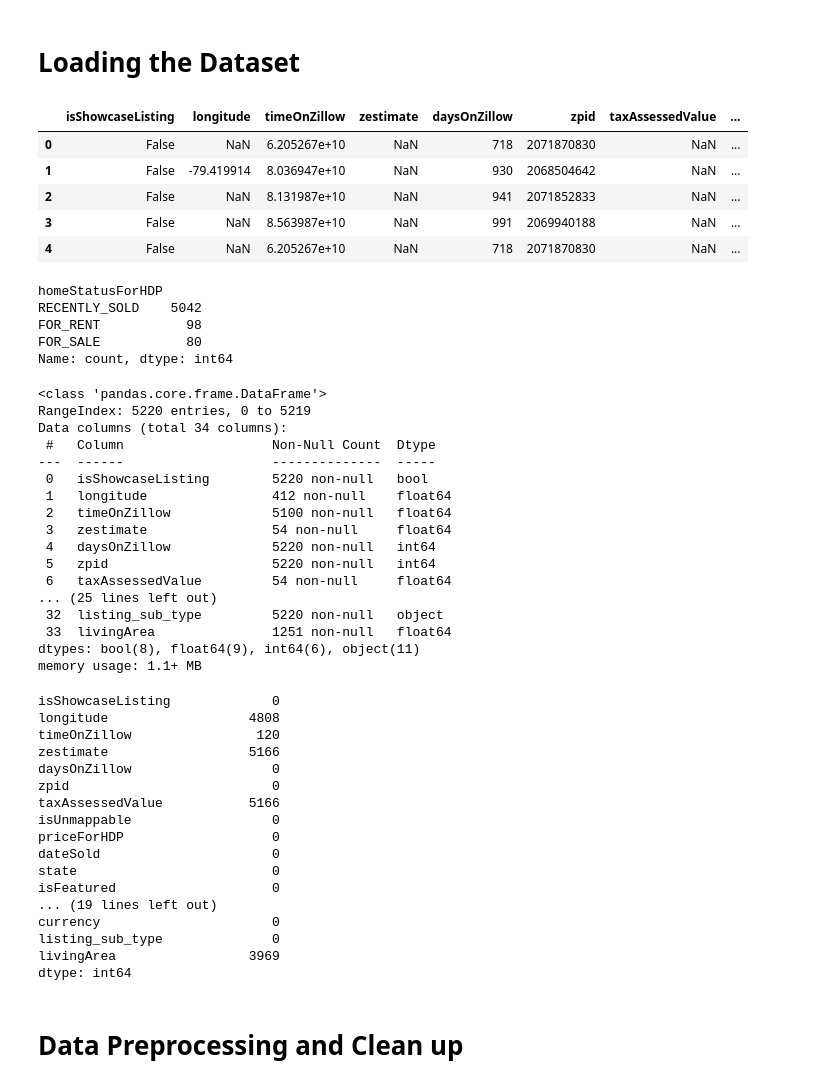
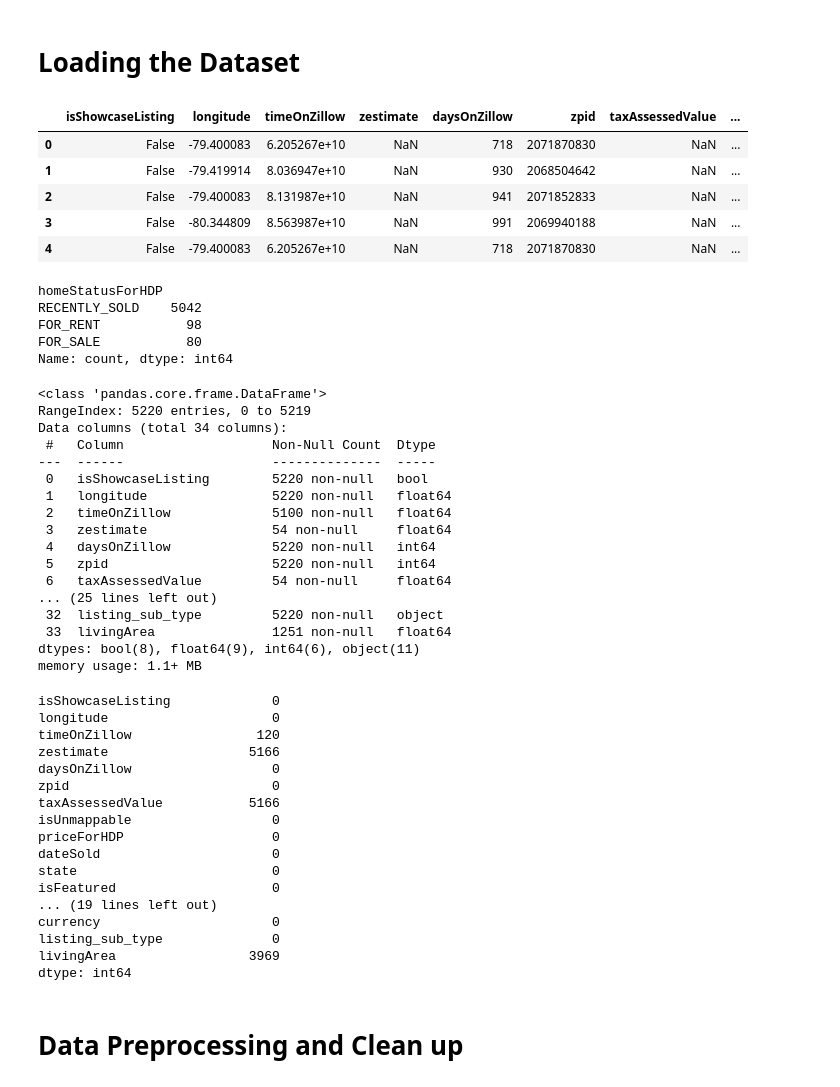
Before and after one commit to hamid42643/Toronto-Housing-Price-Prediction, a Jupyter notebook: Hamid_Bayesian Regression.ipynb, the cells around one changed output. Drawn from its saved outputs; the diff is of its cells as text; code cells hidden in the pictures.

```diff
--- a/Hamid_Bayesian Regression.ipynb
+++ b/Hamid_Bayesian Regression.ipynb
@@ -3,26 +3,26 @@
 # %%
 import pandas as pd
 from sklearn.model_selection import train_test_split
 from sklearn.preprocessing import StandardScaler
 import numpy as np
 import seaborn as sns
 import numpy as np
 import pandas as pd
 import matplotlib.pyplot as plt
 import seaborn as sns
 from scipy import stats
 from scipy.stats import norm, skew
 
 
-df = pd.read_csv('dataset3.csv')
+df = pd.read_csv('dataset4.csv')
 df.head()
 # %% [output]
 |  | isShowcaseListing | longitude | timeOnZillow | zestimate | daysOnZillow | zpid | taxAssessedValue | ... |
-| 0 | False | NaN | 6.205267e+10 | NaN | 718 | 2071870830 | NaN | ... |
+| 0 | False | -79.400083 | 6.205267e+10 | NaN | 718 | 2071870830 | NaN | ... |
 | 1 | False | -79.419914 | 8.036947e+10 | NaN | 930 | 2068504642 | NaN | ... |
-| 2 | False | NaN | 8.131987e+10 | NaN | 941 | 2071852833 | NaN | ... |
-| 3 | False | NaN | 8.563987e+10 | NaN | 991 | 2069940188 | NaN | ... |
-| 4 | False | NaN | 6.205267e+10 | NaN | 718 | 2071870830 | NaN | ... |
+| 2 | False | -79.400083 | 8.131987e+10 | NaN | 941 | 2071852833 | NaN | ... |
+| 3 | False | -80.344809 | 8.563987e+10 | NaN | 991 | 2069940188 | NaN | ... |
+| 4 | False | -79.400083 | 6.205267e+10 | NaN | 718 | 2071870830 | NaN | ... |
 # %%
 # df['homeStatus'].value_counts()
 df['homeStatusForHDP'].value_counts()
@@ -41,7 +41,7 @@ Data columns (total 34 columns):
  #   Column                   Non-Null Count  Dtype
 ---  ------                   --------------  -----
  0   isShowcaseListing        5220 non-null   bool
- 1   longitude                412 non-null    float64
+ 1   longitude                5220 non-null   float64
  2   timeOnZillow             5100 non-null   float64
  3   zestimate                54 non-null     float64
  4   daysOnZillow             5220 non-null   int64
@@ -56,7 +56,7 @@ memory usage: 1.1+ MB
 print(df.isnull().sum())
 # %% [output]
 isShowcaseListing             0
-longitude                  4808
+longitude                     0
 timeOnZillow                120
 zestimate                  5166
 daysOnZillow                  0
```
Also changed, not shown: parts of 16 cells of this notebook, 3 other files.
